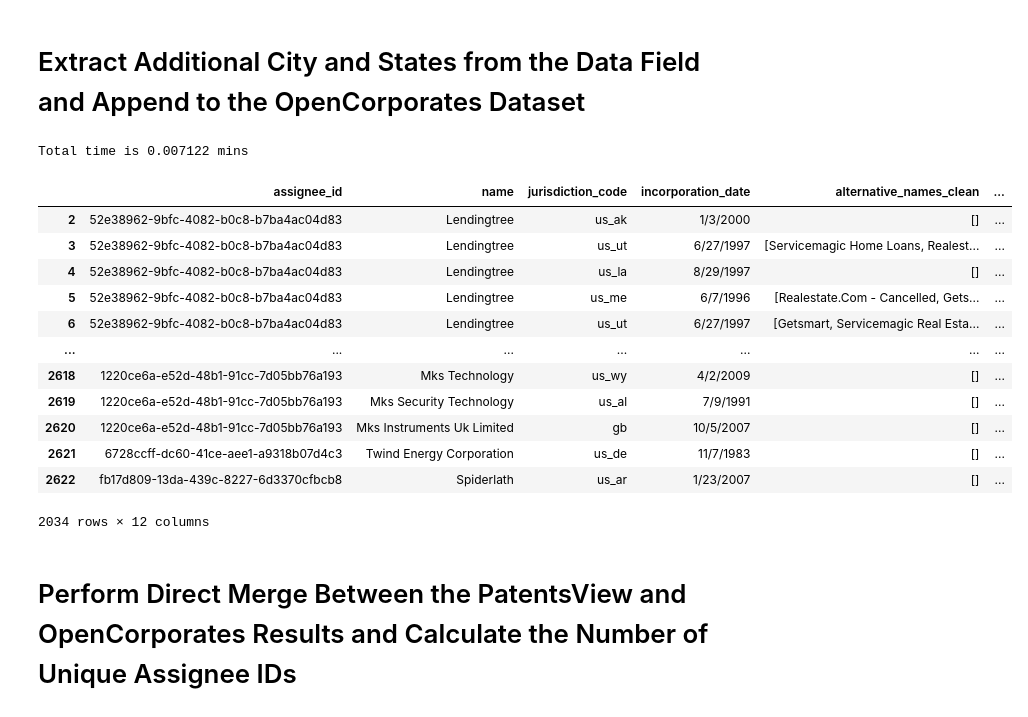
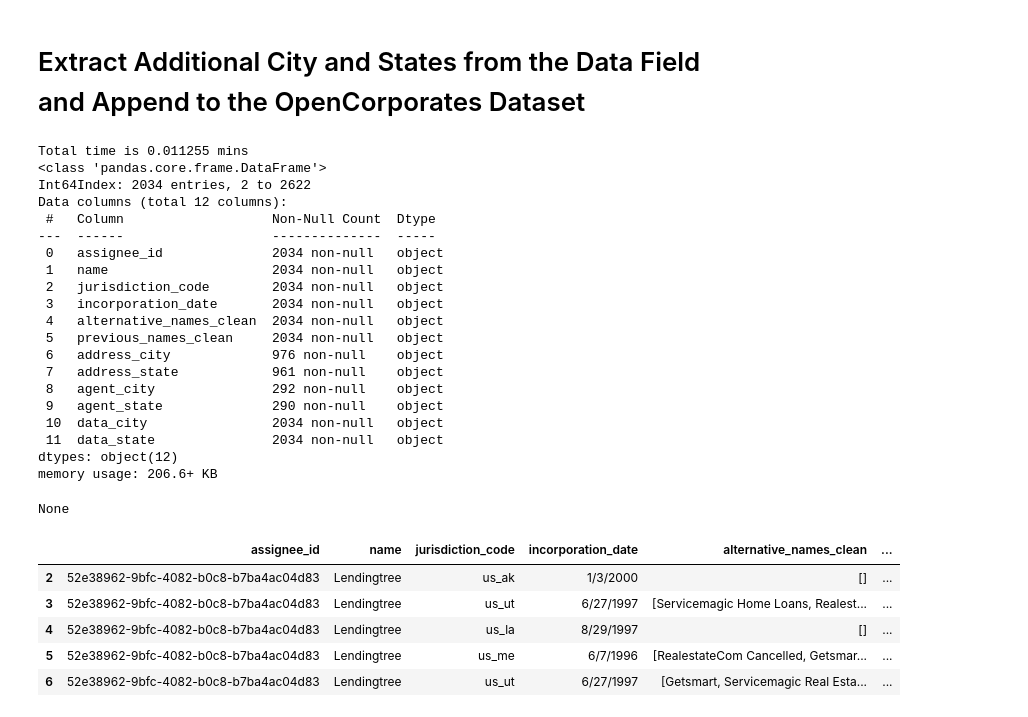
Before and after one commit to jc2568/PatentsView_OC, a Jupyter notebook: Prepare OpenCorporates Data with No States.ipynb, the cells around one changed output. Cells and saved outputs as stored; diff of their text form; code cells hidden in the pictures.

```diff
--- a/Prepare OpenCorporates Data with No States.ipynb
+++ b/Prepare OpenCorporates Data with No States.ipynb
@@ -282,6 +283,8 @@ fullData['organization']=fullData['organization'].str.replace('+', ' ')
 fullData['organization']=fullData['organization'].str.replace(' (Co\.$|Co$)', ' Company')
 fullData['organization']=fullData['organization'].str.replace(' (Corp\.|Corp) ', ' Corporation ')
 fullData['organization']=fullData['organization'].str.replace('Mfg', 'Manufacturing')
+fullData['organization']=fullData['organization'].str.replace('Incorporated|Usa', '')
+
 
 ### apply the pattern variable to the organization field and clean the resulting whitespace to the
 ### left and right of the strings
@@ -309,6 +312,7 @@ OC_results3['name']=OC_results3['name'].str.replace('+', ' ')
 OC_results3['name']=OC_results3['name'].str.replace(' (Co\.$|Co$)', ' Company')
 OC_results3['name']=OC_results3['name'].str.replace(' (Corp\.|Corp) ', ' Corporation ')
 OC_results3['name']=OC_results3['name'].str.replace('Mfg', 'Manufacturing')
+OC_results3['name']=OC_results3['name'].str.replace('Incorporated|Usa', '')
 
 ### apply the pattern variable to the name field and clean the resulting whitespace to the
 ### left and right of the strings
@@ -410,6 +437,9 @@ t0=time.time()
 ### creates 2 empty lists to be filled with the extracted organization names
 sub_finalPre = []
 finalPre = []
+
+regex="'Company_Name': '[A-Za-z].+?'"
+regex1="'[A-Za-z].+': "
 
 ### the for loop is initiated to review each record individually to extract the organization names
 ### under the previous_names column
@@ -435,7 +465,29 @@ for j in range(b):
         ### that is equal to c
         for i in range(c):
             match1 = re.sub(regex1,"",match[i])
-            match1=match1.replace("'","").title()
+            match1=match1.replace("'","").title().lstrip().rstrip()
+
+            ### ensures all spaces between strings are a single space
+            match1 = re.sub('\s+',' ',match1)
+
+            ### replaces specific characters
+            match1=re.sub(' & ', ' And ',match1)
+            match1=match1.replace('&', ' And ')
+            match1=re.sub('Mfg', 'Manufacturing',match1)
+
+            ### convert any names that are not standardized
+            match1=re.sub(', Inc\.| Usa, Incorporated| Usa| Inc\.| Inc$| Incorpor$| Incorporated$|Incorporated', '',match1)
+            match1=re.sub(', Llc$| Ltd\.| Ltd| Limited| Pty\.| Pty', '',match1)
+            match1=re.sub('L\.L\.C\.| Co\.$| Llp$| Co$| Llc$|\(.+?\)|,Inc\.', '',match1)
+            match1=re.sub(', P\.C\.| P\.C\.| P\. C\.| D\.M\.D\.|D\.D\.S\.| D\. D\. S\.| M\.D\.', '',match1)
+            match1=re.sub(' Corporation$| Corporation,$| Corp\.$ | Corp.$| Corp\.$| Corp\.,$', 'Corporation',match1)
+            match1=re.sub('Co\.$| Co$', 'Company',match1)
+
+            ### removes all punctuation and ensures all spaces were single spaced after processing
+            ### the strings
+            match1 = match1.translate(str.maketrans('','',string.punctuation))
+            match1 = re.sub('\s+',' ',match1)
+
             sub_finalPre.append(match1)
 
     ### after the nested for loop is finished extracting all possible organization names, the
@@ -733,6 +785,7 @@ for j in range(b):
             match1 = re.sub("Wyoming","Wy",match1)
             match1 = re.sub("Mississippi","Ms",match1)
             match1 = re.sub("Minnesota","Mn",match1)
+            match1 = re.sub("Virginia","Va",match1)
 
             ### final set of cleaning for the city-state pairs prior to adding them to city list and
             ### state list that will be appended to the input dataframe
@@ -775,44 +828,57 @@ for j in range(b):
             ### A length greater than 0 corresponds to a record that has a city-state pair and the
             ### string is sliced to remove the two-letter state and space between the city-state pair.
             ### The result is appended to the sub_city variable
             if len(sub_states) == 0:
                 sub_city.append(match1)
 
             else:
                 sub_city.append(match1[:-3])
 
     ### the city and state is appended to a new list that will be added to the input dataframe. The lists
     ### in the nested for loop above were emptied and recycled for the next round of records.
     states.append(sub_states1)
     city.append(sub_city)
     sub_states1 = []
     sub_city= []
 
 t1=time.time()
 total=t1-t0
 print("Total time is %4f" % (total/60), "mins")
 
 OC_results4['data_city']=city
 OC_results4['data_state']=states
 
 OC_results5=OC_results4.iloc[:,[0,1,2,3,4,5,7,8,9,10,11,12]]
 
-OC_results5
+display(OC_results5.info(),OC_results5.head())
 # %% [output]
-Total time is 0.007122 mins
+Total time is 0.011255 mins
+<class 'pandas.core.frame.DataFrame'>
+Int64Index: 2034 entries, 2 to 2622
+Data columns (total 12 columns):
+ #   Column                   Non-Null Count  Dtype
+---  ------                   --------------  -----
+ 0   assignee_id              2034 non-null   object
+ 1   name                     2034 non-null   object
+ 2   jurisdiction_code        2034 non-null   object
+ 3   incorporation_date       2034 non-null   object
+ 4   alternative_names_clean  2034 non-null   object
+ 5   previous_names_clean     2034 non-null   object
+ 6   address_city             976 non-null    object
+ 7   address_state            961 non-null    object
+ 8   agent_city               292 non-null    object
+ 9   agent_state              290 non-null    object
+ 10  data_city                2034 non-null   object
+ 11  data_state               2034 non-null   object
+dtypes: object(12)
+memory usage: 206.6+ KB
+None
 |  | assignee_id | name | jurisdiction_code | incorporation_date | alternative_names_clean | ... |
 | 2 | 52e38962-9bfc-4082-b0c8-b7ba4ac04d83 | Lendingtree | us_ak | 1/3/2000 | [] | ... |
 | 3 | 52e38962-9bfc-4082-b0c8-b7ba4ac04d83 | Lendingtree | us_ut | 6/27/1997 | [Servicemagic Home Loans, Realest... | ... |
 | 4 | 52e38962-9bfc-4082-b0c8-b7ba4ac04d83 | Lendingtree | us_la | 8/29/1997 | [] | ... |
-| 5 | 52e38962-9bfc-4082-b0c8-b7ba4ac04d83 | Lendingtree | us_me | 6/7/1996 | [Realestate.Com - Cancelled, Gets... | ... |
+| 5 | 52e38962-9bfc-4082-b0c8-b7ba4ac04d83 | Lendingtree | us_me | 6/7/1996 | [RealestateCom Cancelled, Getsmar... | ... |
 | 6 | 52e38962-9bfc-4082-b0c8-b7ba4ac04d83 | Lendingtree | us_ut | 6/27/1997 | [Getsmart, Servicemagic Real Esta... | ... |
-| ... | ... | ... | ... | ... | ... | ... |
-| 2618 | 1220ce6a-e52d-48b1-91cc-7d05bb76a193 | Mks Technology | us_wy | 4/2/2009 | [] | ... |
-| 2619 | 1220ce6a-e52d-48b1-91cc-7d05bb76a193 | Mks Security Technology | us_al | 7/9/1991 | [] | ... |
-| 2620 | 1220ce6a-e52d-48b1-91cc-7d05bb76a193 | Mks Instruments Uk Limited | gb | 10/5/2007 | [] | ... |
-| 2621 | 6728ccff-dc60-41ce-aee1-a9318b07d4c3 | Twind Energy Corporation | us_de | 11/7/1983 | [] | ... |
-| 2622 | fb17d809-13da-439c-8227-6d3370cfbcb8 | Spiderlath | us_ar | 1/23/2007 | [] | ... |
-2034 rows × 12 columns
 # %%
 ### save the new dataset as a checkpoint
 res_folder = "../csvResults/"
@@ -823,2 +888,0 @@ a_full = os.path.join(res_folder,outpt_file)
-# %% [markdown]
-# Perform Direct Merge Between the PatentsView and OpenCorporates Results and Calculate the Number of Unique Assignee IDs
```
Also changed, not shown: parts of 55 cells of this notebook.
